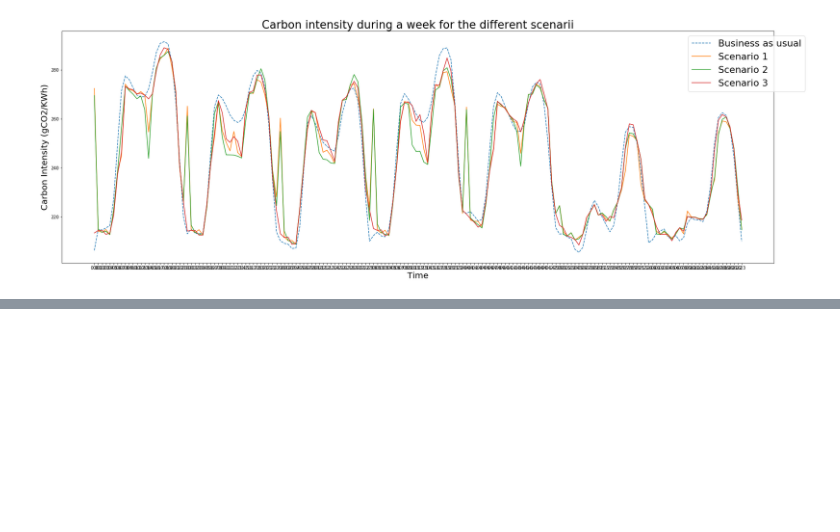
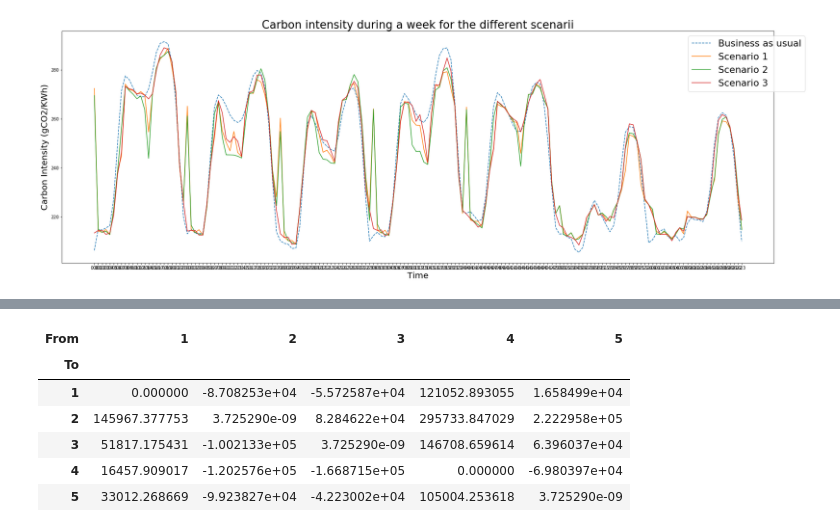
Before and after one commit to Nicolaskirsch2000/BASc-Dissertation, a Jupyter notebook: London scenario analysis .ipynb, the cells around one changed output, grey strips where cells are left out. Saved outputs shown, nothing was run; the diff lists cells and outputs as text; code cells hidden in the pictures; blank space fills up the shorter version.

```diff
--- a/London scenario analysis .ipynb
+++ b/London scenario analysis .ipynb
@@ -699,0 +761,11 @@ plt.savefig("Carbon intensity during a week for the different scenarii.png")
+# %%
+er = 28881412.133973893 - er
+er
+# %% [output]
+| From | 1 | 2 | 3 | 4 | 5 |
+| To |  |  |  |  |  |
+| 1 | 0.000000 | -8.708253e+04 | -5.572587e+04 | 121052.893055 | 1.658499e+04 |
+| 2 | 145967.377753 | 3.725290e-09 | 8.284622e+04 | 295733.847029 | 2.222958e+05 |
+| 3 | 51817.175431 | -1.002133e+05 | 3.725290e-09 | 146708.659614 | 6.396037e+04 |
+| 4 | 16457.909017 | -1.202576e+05 | -1.668715e+05 | 0.000000 | -6.980397e+04 |
+| 5 | 33012.268669 | -9.923827e+04 | -4.223002e+04 | 105004.253618 | 3.725290e-09 |
```
Also changed, not shown: parts of 6 cells of this notebook, 3 other files.
